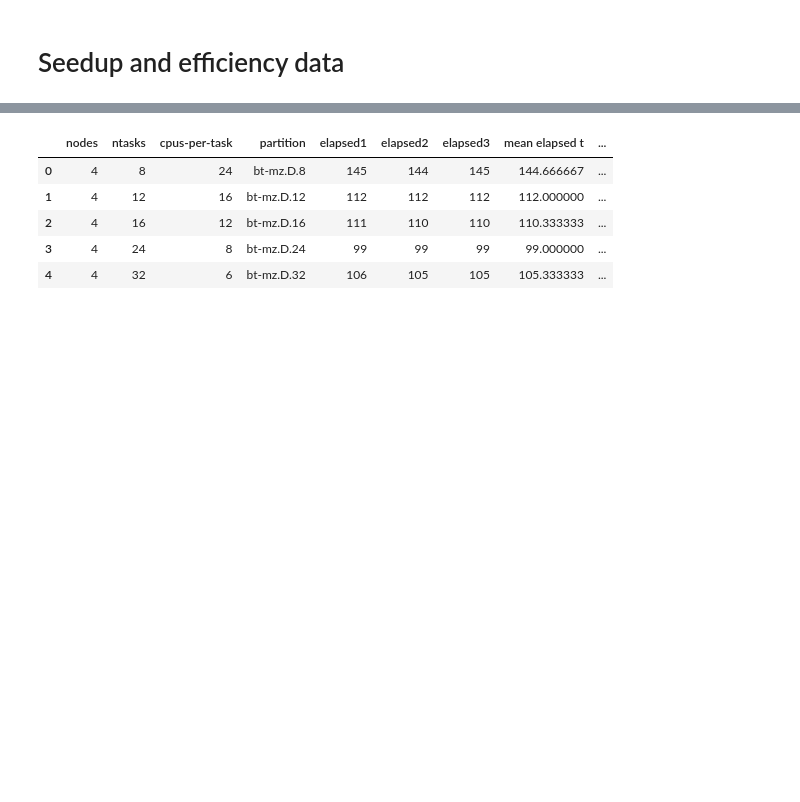
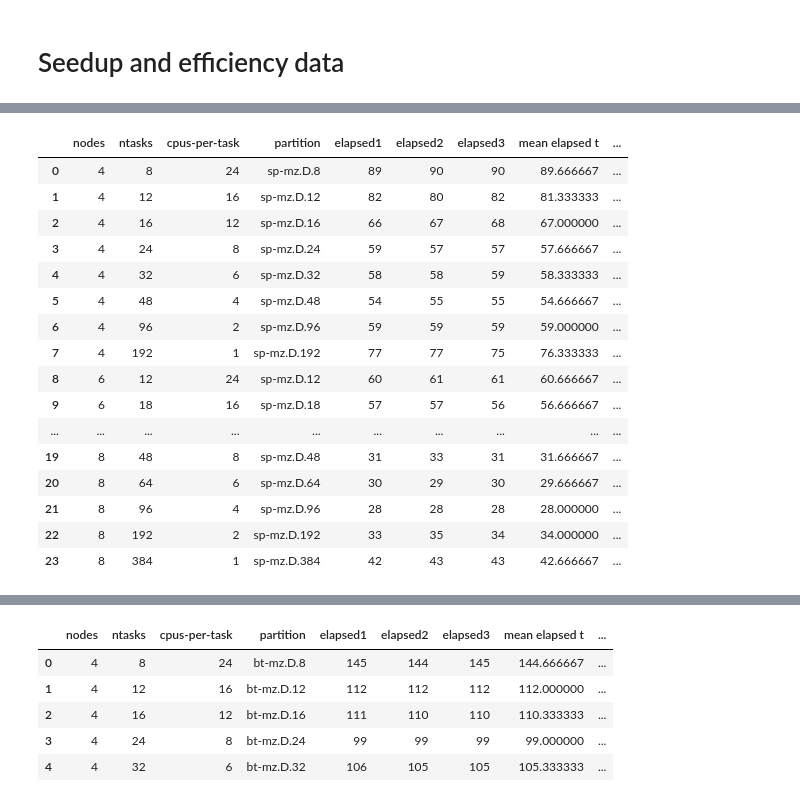
Before and after one commit to 0J0P0/High-Performance-Computing-Project, a Jupyter notebook: plot.ipynb, the cells around one changed output, grey strips where cells are left out. Saved outputs shown, nothing was run; the diff lists cells and outputs as text; code cells hidden in the pictures; blank space fills up the shorter version.

```diff
--- a/plot.ipynb
+++ b/plot.ipynb
@@ -229,0 +250,20 @@ lu['efficiency'] = lu['empirical speedup']/(lu['cpus-per-task']*lu['ntasks'])
+# %%
+sp
+# %% [output]
+|  | nodes | ntasks | cpus-per-task | partition | elapsed1 | elapsed2 | elapsed3 | mean elapsed t | ... |
+| 0 | 4 | 8 | 24 | sp-mz.D.8 | 89 | 90 | 90 | 89.666667 | ... |
+| 1 | 4 | 12 | 16 | sp-mz.D.12 | 82 | 80 | 82 | 81.333333 | ... |
+| 2 | 4 | 16 | 12 | sp-mz.D.16 | 66 | 67 | 68 | 67.000000 | ... |
+| 3 | 4 | 24 | 8 | sp-mz.D.24 | 59 | 57 | 57 | 57.666667 | ... |
+| 4 | 4 | 32 | 6 | sp-mz.D.32 | 58 | 58 | 59 | 58.333333 | ... |
+| 5 | 4 | 48 | 4 | sp-mz.D.48 | 54 | 55 | 55 | 54.666667 | ... |
+| 6 | 4 | 96 | 2 | sp-mz.D.96 | 59 | 59 | 59 | 59.000000 | ... |
+| 7 | 4 | 192 | 1 | sp-mz.D.192 | 77 | 77 | 75 | 76.333333 | ... |
+| 8 | 6 | 12 | 24 | sp-mz.D.12 | 60 | 61 | 61 | 60.666667 | ... |
+| 9 | 6 | 18 | 16 | sp-mz.D.18 | 57 | 57 | 56 | 56.666667 | ... |
+| ... | ... | ... | ... | ... | ... | ... | ... | ... | ... |
+| 19 | 8 | 48 | 8 | sp-mz.D.48 | 31 | 33 | 31 | 31.666667 | ... |
+| 20 | 8 | 64 | 6 | sp-mz.D.64 | 30 | 29 | 30 | 29.666667 | ... |
+| 21 | 8 | 96 | 4 | sp-mz.D.96 | 28 | 28 | 28 | 28.000000 | ... |
+| 22 | 8 | 192 | 2 | sp-mz.D.192 | 33 | 35 | 34 | 34.000000 | ... |
+| 23 | 8 | 384 | 1 | sp-mz.D.384 | 42 | 43 | 43 | 42.666667 | ... |
```
Also changed, not shown: parts of 13 cells of this notebook, 11 other files.
